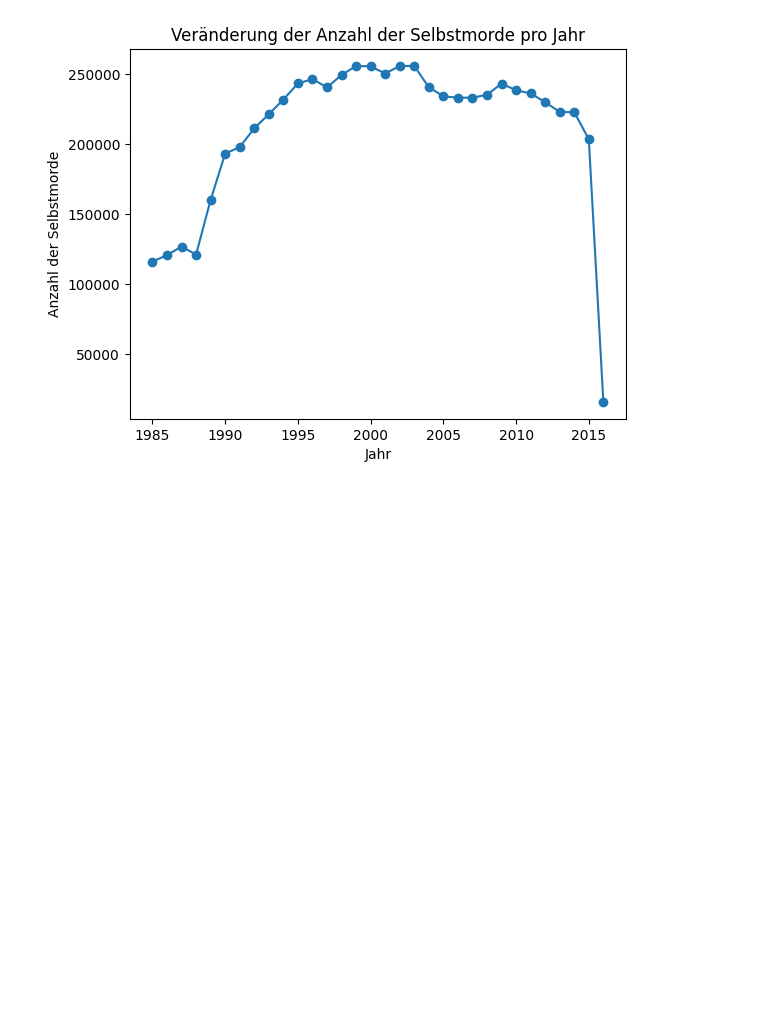
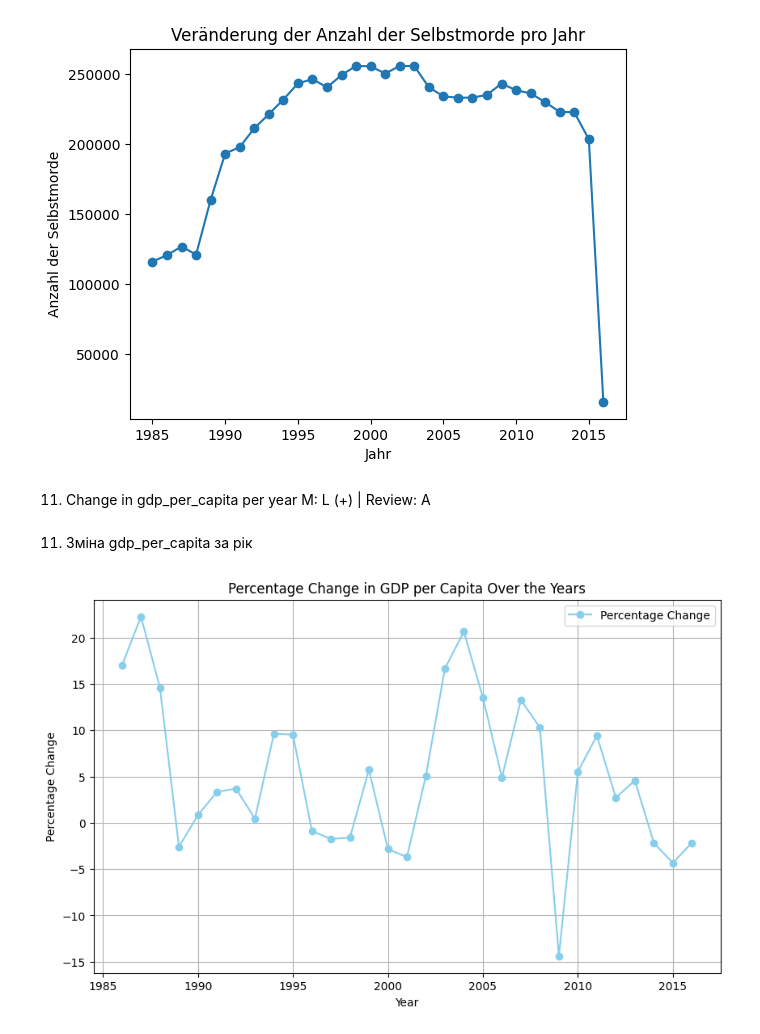
Before and after one commit to Liud4ik/AgilesDataProjekt, a Jupyter notebook: Master.ipynb, the cells around one changed output. Saved outputs shown, nothing was run; the diff lists cells and outputs as text; code cells hidden in the pictures; blank space fills up the shorter version.

```diff
--- a/Master.ipynb
+++ b/Master.ipynb
@@ -275,3 +284,25 @@ plt.ylabel('Anzahl der Selbstmorde')
 plt.show()
 # %% [output]
 [figure]
+# %% [markdown]
+11.	Change in gdp_per_capita per year M: L (+) | Review: A
+# %% [markdown]
+11. Зміна gdp_per_capita за рік
+# %%
+# Gruppieren Sie die Daten nach Jahr und berechnen Sie den Durchschnitt von gdp_per_capita für jedes Jahr
+average_gdp_per_capita = master_data.groupby('year')['gdp_per_capita ($)'].mean()
+
+# Berechnen Sie die prozentuale Änderung des durchschnittlichen gdp_per_capita im Vergleich zum Vorjahr
+percentage_change = average_gdp_per_capita.pct_change() * 100
+
+# Pobudowa diagramy mit Legende
+plt.figure(figsize=(10, 6))
+plt.plot(percentage_change.index, percentage_change.values, marker='o', linestyle='-', color='skyblue', label='Percentage Change')
+plt.title('Percentage Change in GDP per Capita Over the Years')
+plt.xlabel('Year')
+plt.ylabel('Percentage Change')
+plt.grid(True)
+plt.legend()
+plt.show()
+# %% [output]
+[figure, added]
```
Also changed, not shown: parts of 38 cells of this notebook, 1 other file.
